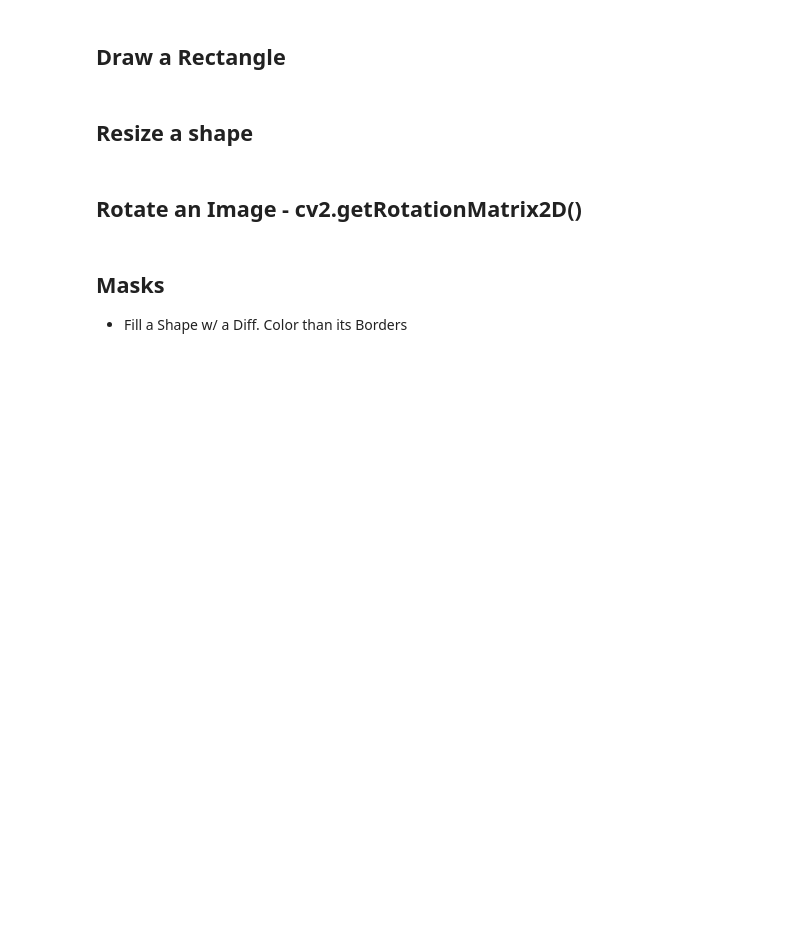
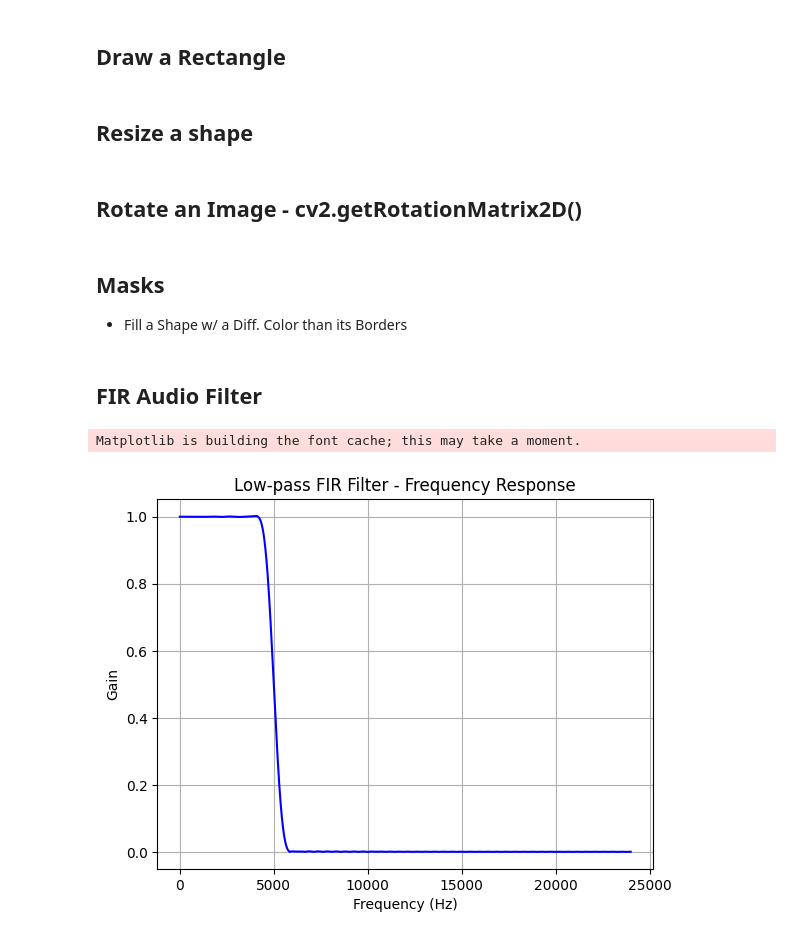
Before and after one commit to Mvryvm-Hvmvky/python-env, a Jupyter notebook: source.ipynb, the cells around one changed output. Saved outputs shown, nothing was run; the diff lists cells and outputs as text; code cells hidden in the pictures; blank space fills up the shorter version.

```diff
--- a/source.ipynb
+++ b/source.ipynb
@@ -241,2 +240,27 @@ cv2.imshow('Filled Rectangle', rotated_img)
 cv2.waitKey(0)
 cv2.destroyAllWindows()
+# %% [markdown]
+## FIR Audio Filter
+# %%
+import numpy as np
+from scipy.signal import firwin, freqz
+import matplotlib.pyplot as plt
+
+cutoff = 5000
+fs = 48000
+numtaps = 101
+
+
+coeffs = firwin(numtaps, cutoff/(0.5*fs), window= 'hamming')
+
+# Plot the frequency response\
+w, h = freqz(coeffs, worN = 8000)
+plt.plot(0.5*fs*w / np.pi, np.abs(h), 'b')
+plt.title('Low-pass FIR Filter - Frequency Response')
+plt.xlabel('Frequency (Hz)')
+plt.ylabel('Gain')
+plt.grid()
+plt.show()
+# %% [output]
+Matplotlib is building the font cache; this may take a moment.
+[figure, added]
```
Also changed, not shown: parts of 7 cells of this notebook.
